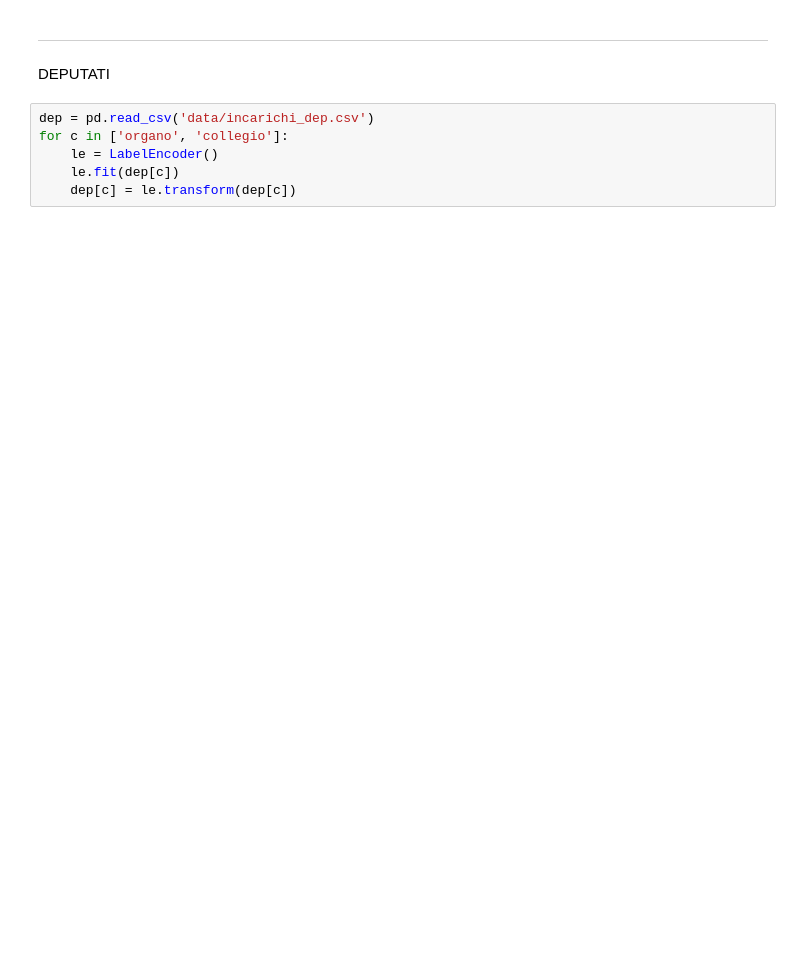
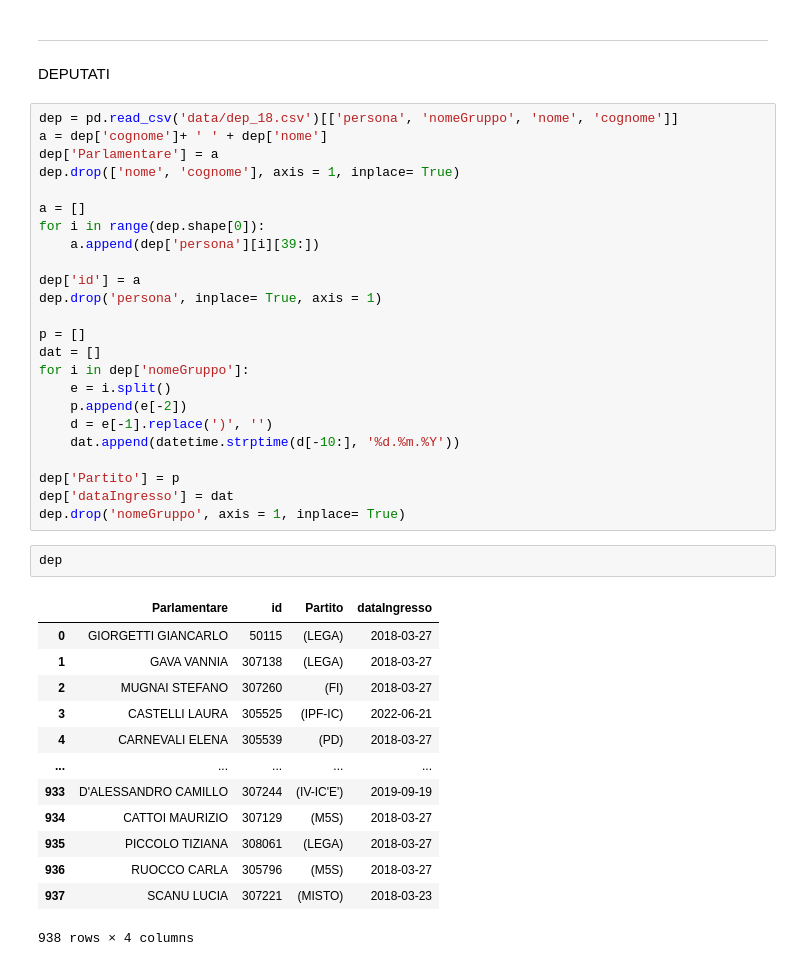
Before and after one commit to AndreaFrasson/SNA-project, a Jupyter notebook: open_data.ipynb, the cells around one changed output. Saved outputs shown, nothing was run; the diff lists cells and outputs as text; blank space fills up the shorter version.

```diff
--- a/open_data.ipynb
+++ b/open_data.ipynb
@@ -53,9 +79,43 @@ nx.draw(G)
 # %% [markdown]
 ------------------------------------------------------------
 DEPUTATI
-# %%
-dep = pd.read_csv('data/incarichi_dep.csv')
-for c in ['organo', 'collegio']:
-    le = LabelEncoder()
-    le.fit(dep[c])
-    dep[c] = le.transform(dep[c])
+# %%
+dep = pd.read_csv('data/dep_18.csv')[['persona', 'nomeGruppo', 'nome', 'cognome']]
+a = dep['cognome']+ ' ' + dep['nome']
+dep['Parlamentare'] = a
+dep.drop(['nome', 'cognome'], axis = 1, inplace= True)
+
+a = []
+for i in range(dep.shape[0]):
+    a.append(dep['persona'][i][39:])
+
+dep['id'] = a
+dep.drop('persona', inplace= True, axis = 1)
+
+p = []
+dat = []
+for i in dep['nomeGruppo']:
+    e = i.split()
+    p.append(e[-2])
+    d = e[-1].replace(')', '')
+    dat.append(datetime.strptime(d[-10:], '%d.%m.%Y'))
+
+dep['Partito'] = p
+dep['dataIngresso'] = dat
+dep.drop('nomeGruppo', axis = 1, inplace= True)
+# %%
+dep
+# %% [output]
+|  | Parlamentare | id | Partito | dataIngresso |
+| 0 | GIORGETTI GIANCARLO | 50115 | (LEGA) | 2018-03-27 |
+| 1 | GAVA VANNIA | 307138 | (LEGA) | 2018-03-27 |
+| 2 | MUGNAI STEFANO | 307260 | (FI) | 2018-03-27 |
+| 3 | CASTELLI LAURA | 305525 | (IPF-IC) | 2022-06-21 |
+| 4 | CARNEVALI ELENA | 305539 | (PD) | 2018-03-27 |
+| ... | ... | ... | ... | ... |
+| 933 | D'ALESSANDRO CAMILLO | 307244 | (IV-IC'E') | 2019-09-19 |
+| 934 | CATTOI MAURIZIO | 307129 | (M5S) | 2018-03-27 |
+| 935 | PICCOLO TIZIANA | 308061 | (LEGA) | 2018-03-27 |
+| 936 | RUOCCO CARLA | 305796 | (M5S) | 2018-03-27 |
+| 937 | SCANU LUCIA | 307221 | (MISTO) | 2018-03-23 |
+938 rows × 4 columns
```
Also changed, not shown: parts of 23 cells of this notebook, 2 other files.
